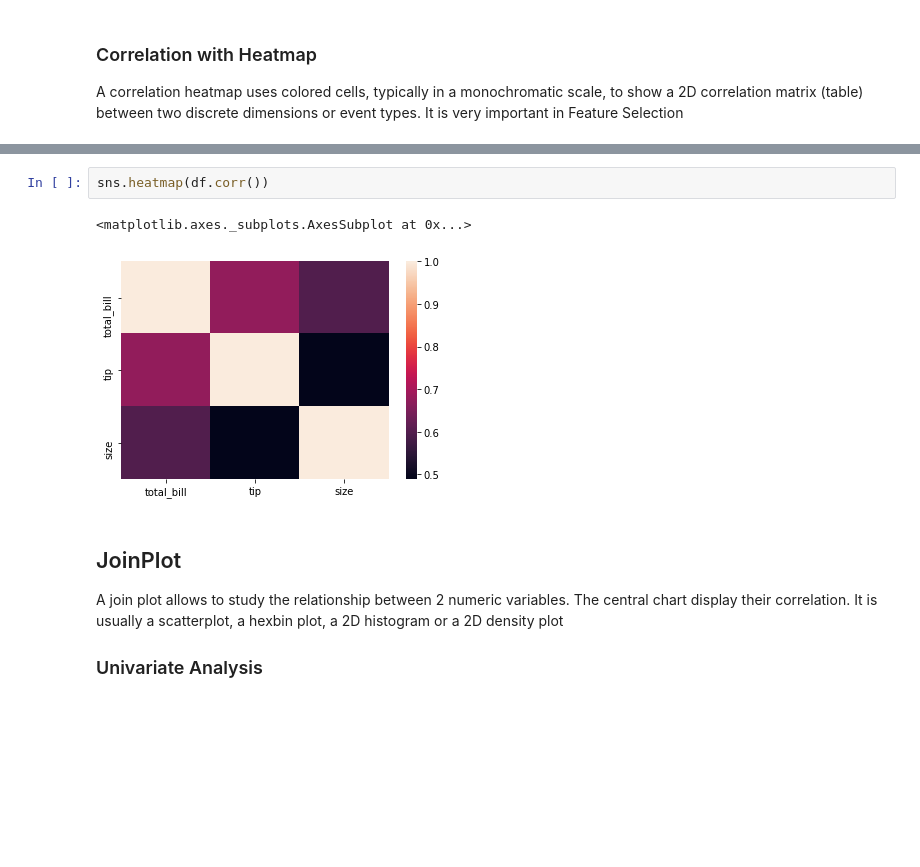
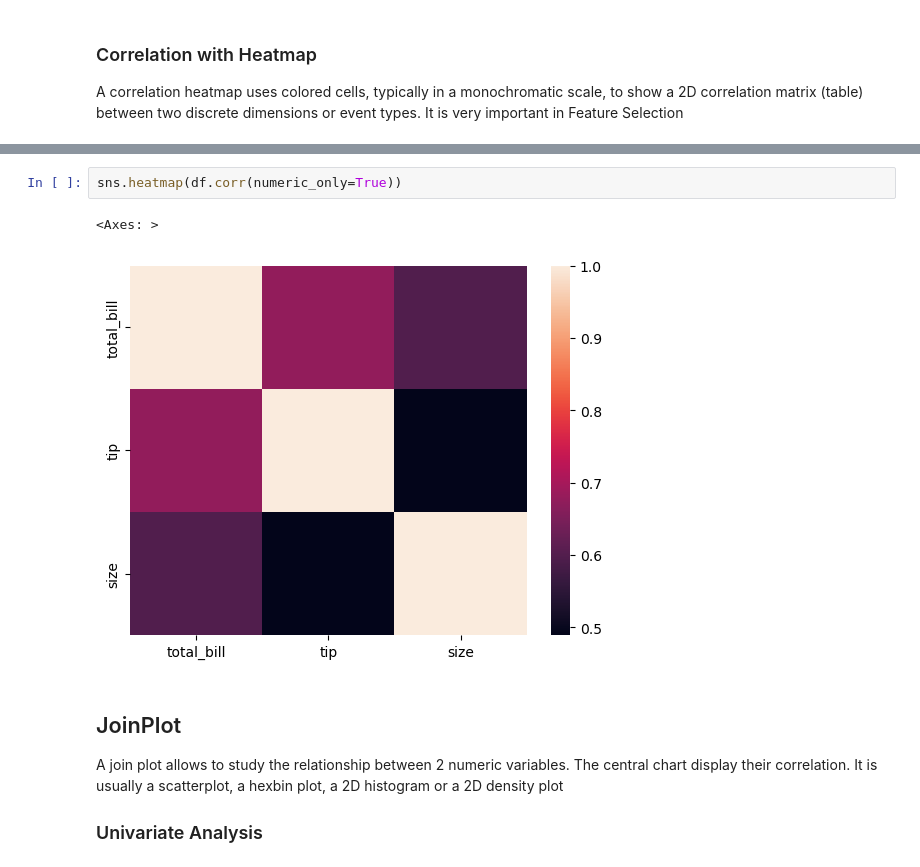
Before and after one commit to Rameezpnr/Python_101_Concentrated, a Jupyter notebook: Notes/5- Seaborn.ipynb, the cells around one changed output, grey strips where cells are left out. Cells and saved outputs as stored; diff of their text form; blank space fills up the shorter version.

```diff
--- a/Notes/5- Seaborn.ipynb
+++ b/Notes/5- Seaborn.ipynb
@@ -34,10 +45,10 @@ df.corr()
 | tip | 0.675734 | 1.000000 | 0.489299 |
 | size | 0.598315 | 0.489299 | 1.000000 |
 # %%
-sns.heatmap(df.corr())
+sns.heatmap(df.corr(numeric_only=True))
 # %% [output]
-<matplotlib.axes._subplots.AxesSubplot at 0x...>
+<Axes: >
-[figure, old version]
+[figure, new version]
 # %% [markdown]
 ## JoinPlot
 
```
Also changed, not shown: parts of 14 cells of this notebook, 1 other file.
